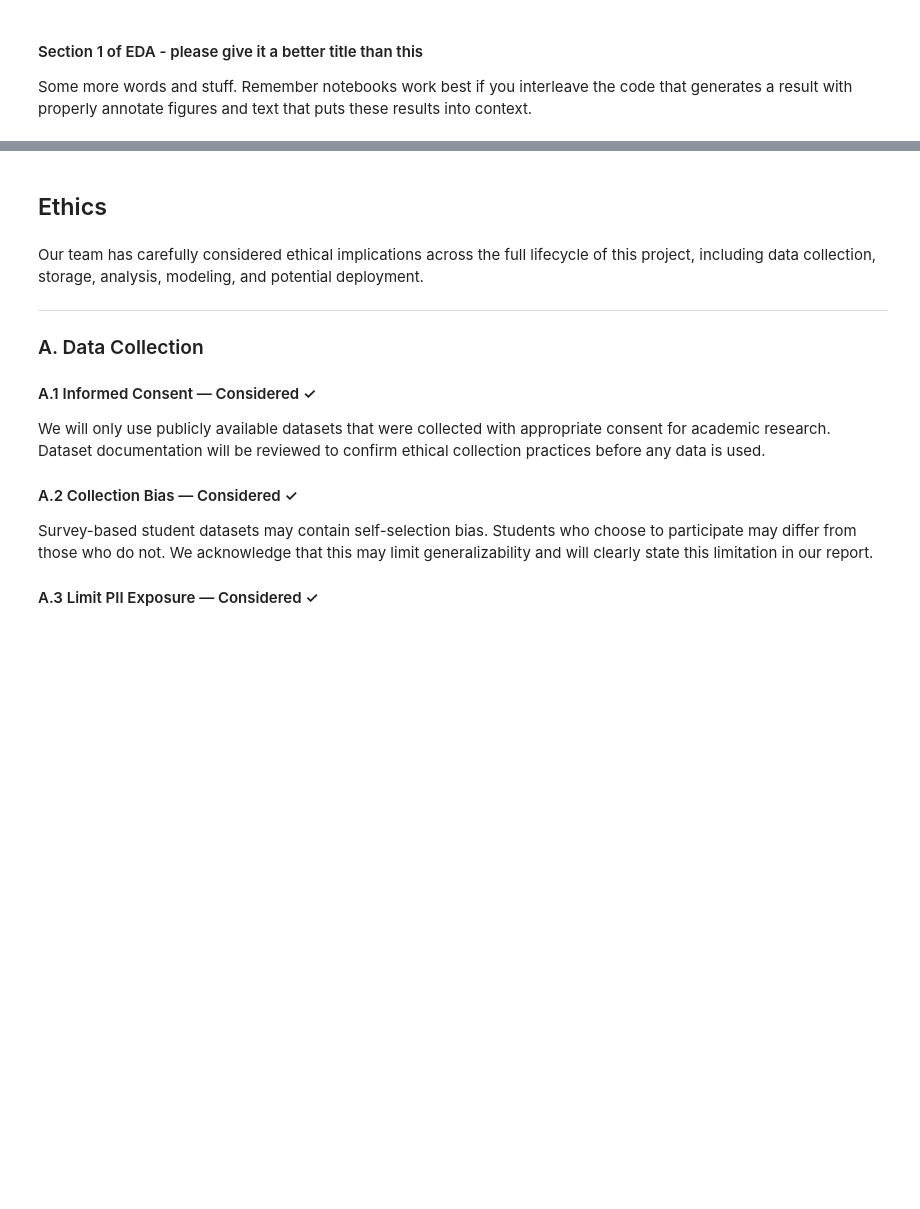
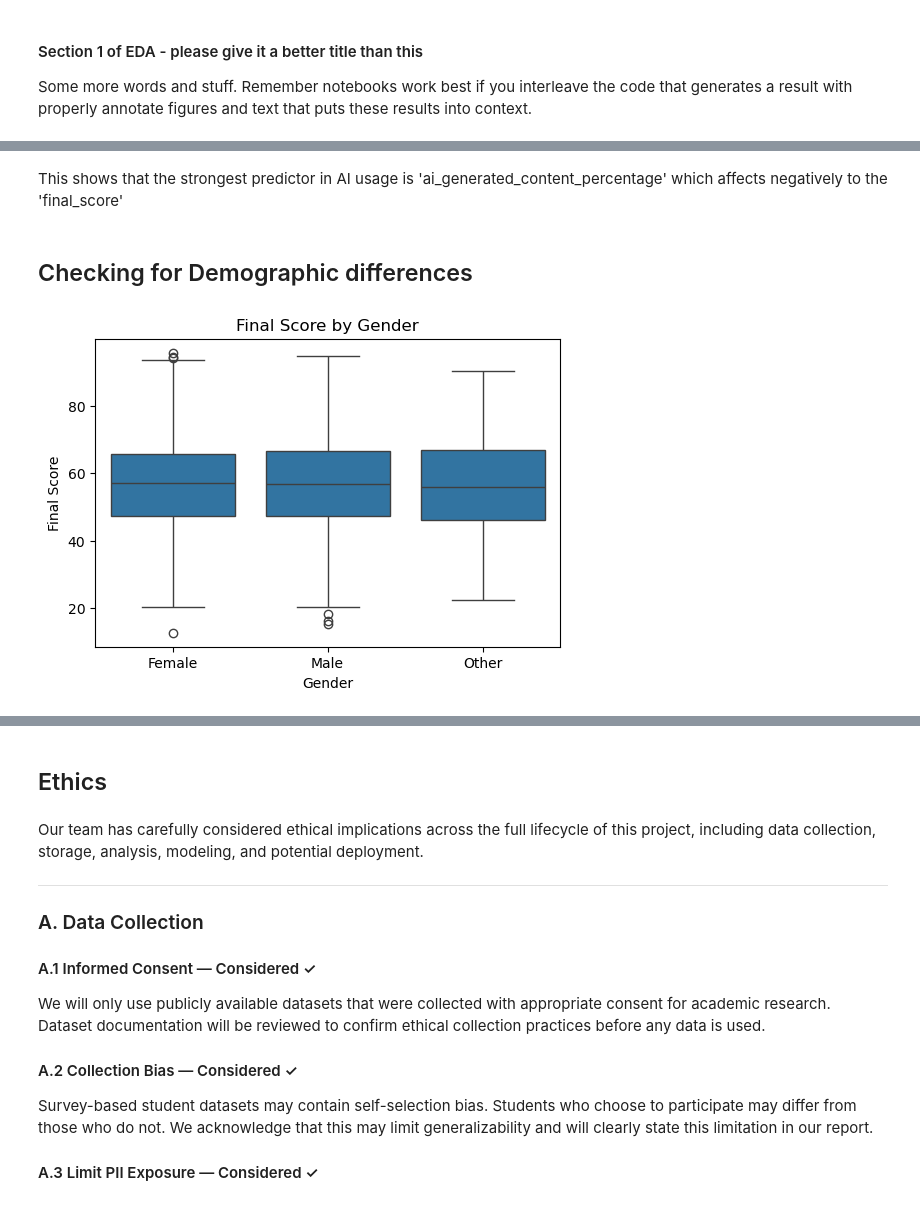
Before and after one commit to COGS108/Group016_WI26, a Jupyter notebook: 02-EDACheckpoint.ipynb, the cells around one changed output, grey strips where cells are left out. Cells and saved outputs as stored; diff of their text form; code cells hidden in the pictures; blank space fills up the shorter version.

```diff
--- a/02-EDACheckpoint.ipynb
+++ b/02-EDACheckpoint.ipynb
@@ -483,0 +586,13 @@ Some more words and stuff.  Remember notebooks work best if you interleave the c
+# %% [markdown]
+This shows that the strongest predictor in AI usage is 'ai_generated_content_percentage' which affects negatively to the 'final_score'
+# %% [markdown]
+## Checking for Demographic differences
+# %%
+plt.figure(figsize=(6,4))
+sns.boxplot(data=df2_clean, x='gender', y='final_score')
+plt.title("Final Score by Gender")
+plt.xlabel("Gender")
+plt.ylabel("Final Score")
+plt.show()
+# %% [output]
+[figure, added]
```
Also changed, not shown: parts of 30 cells of this notebook.
